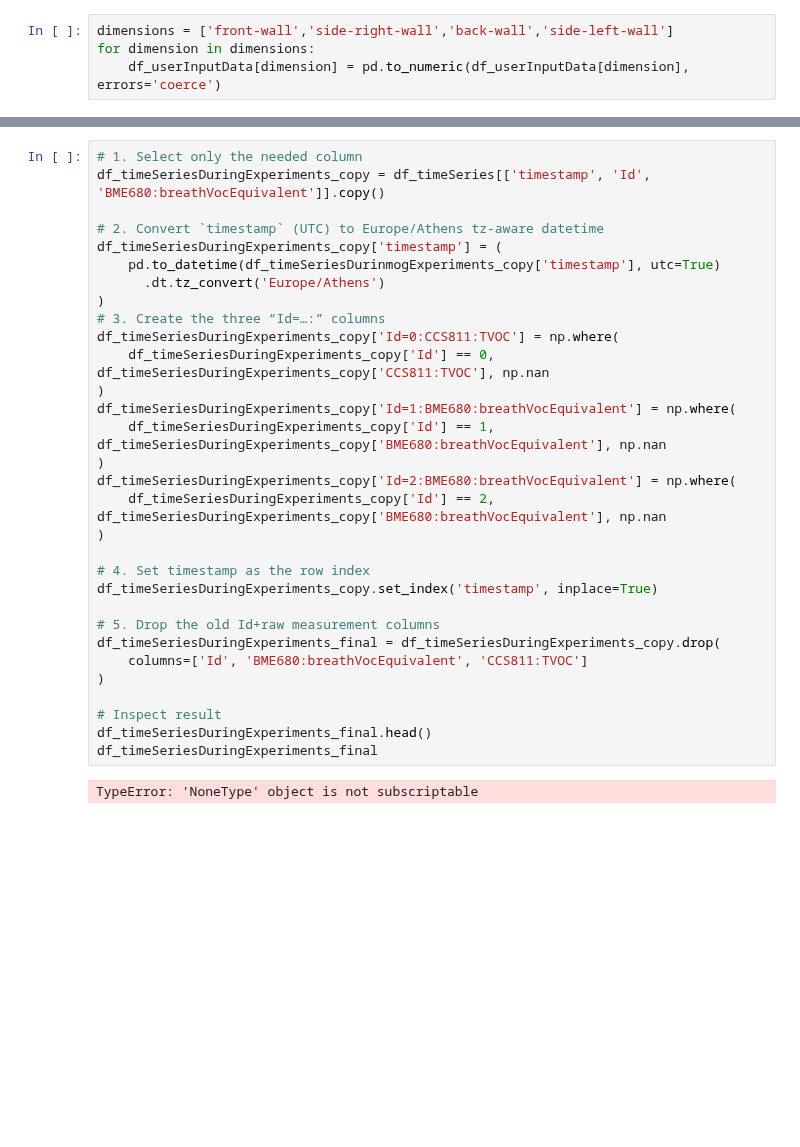
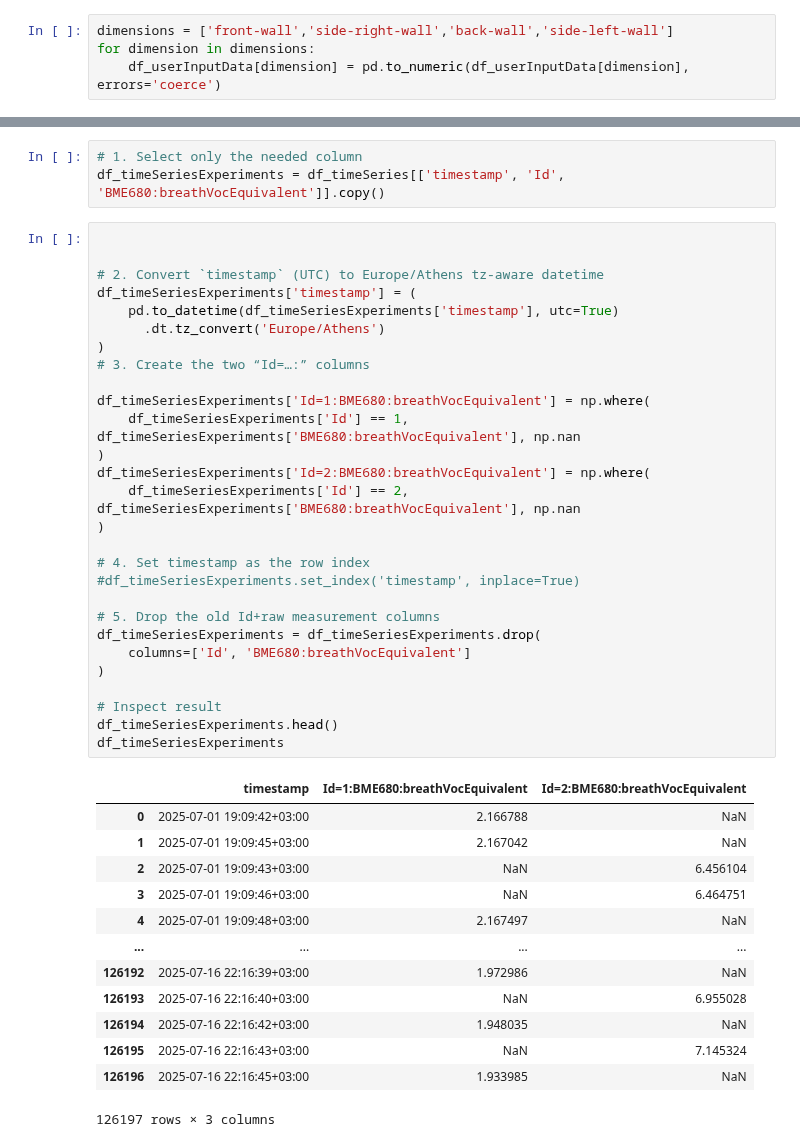
Before and after one commit to Andreas-Ts/Diploma-Project, a Jupyter notebook: dataAnalysis and machine learning/dataAnalysis.ipynb, the cells around one changed output, grey strips where cells are left out. Cells and saved outputs as stored; diff of their text form; blank space fills up the shorter version.

```diff
--- a/dataAnalysis and machine learning/dataAnalysis.ipynb
+++ b/dataAnalysis and machine learning/dataAnalysis.ipynb
@@ -254,34 +247,46 @@ df_timeSeries
+# %%
+# 1. Select only the needed column
+df_timeSeriesExperiments = df_timeSeries[['timestamp', 'Id', 'BME680:breathVocEquivalent']].copy()
 # %%
-# 1. Select only the needed column
-df_timeSeriesDuringExperiments_copy = df_timeSeries[['timestamp', 'Id', 'BME680:breathVocEquivalent']].copy()
+
 
 # 2. Convert `timestamp` (UTC) to Europe/Athens tz-aware datetime
-df_timeSeriesDuringExperiments_copy['timestamp'] = (
-    pd.to_datetime(df_timeSeriesDurinmogExperiments_copy['timestamp'], utc=True)
+df_timeSeriesExperiments['timestamp'] = (
+    pd.to_datetime(df_timeSeriesExperiments['timestamp'], utc=True)
       .dt.tz_convert('Europe/Athens')
 )
-# 3. Create the three “Id=…:” columns
-df_timeSeriesDuringExperiments_copy['Id=0:CCS811:TVOC'] = np.where(
-    df_timeSeriesDuringExperiments_copy['Id'] == 0, df_timeSeriesDuringExperiments_copy['CCS811:TVOC'], np.nan
+# 3. Create the two “Id=…:” columns
+
+df_timeSeriesExperiments['Id=1:BME680:breathVocEquivalent'] = np.where(
+    df_timeSeriesExperiments['Id'] == 1, df_timeSeriesExperiments['BME680:breathVocEquivalent'], np.nan
 )
-df_timeSeriesDuringExperiments_copy['Id=1:BME680:breathVocEquivalent'] = np.where(
-    df_timeSeriesDuringExperiments_copy['Id'] == 1, df_timeSeriesDuringExperiments_copy['BME680:breathVocEquivalent'], np.nan
-)
-df_timeSeriesDuringExperiments_copy['Id=2:BME680:breathVocEquivalent'] = np.where(
-    df_timeSeriesDuringExperiments_copy['Id'] == 2, df_timeSeriesDuringExperiments_copy['BME680:breathVocEquivalent'], np.nan
+df_timeSeriesExperiments['Id=2:BME680:breathVocEquivalent'] = np.where(
+    df_timeSeriesExperiments['Id'] == 2, df_timeSeriesExperiments['BME680:breathVocEquivalent'], np.nan
 )
 
 # 4. Set timestamp as the row index
-df_timeSeriesDuringExperiments_copy.set_index('timestamp', inplace=True)
+#df_timeSeriesExperiments.set_index('timestamp', inplace=True)
 
 # 5. Drop the old Id+raw measurement columns
-df_timeSeriesDuringExperiments_final = df_timeSeriesDuringExperiments_copy.drop(
-    columns=['Id', 'BME680:breathVocEquivalent', 'CCS811:TVOC']
+df_timeSeriesExperiments = df_timeSeriesExperiments.drop(
+    columns=['Id', 'BME680:breathVocEquivalent']
 )
 
 # Inspect result
-df_timeSeriesDuringExperiments_final.head()
-df_timeSeriesDuringExperiments_final
+df_timeSeriesExperiments.head()
+df_timeSeriesExperiments
 # %% [output]
+|  | timestamp | Id=1:BME680:breathVocEquivalent | Id=2:BME680:breathVocEquivalent |
+| 0 | 2025-07-01 19:09:42+03:00 | 2.166788 | NaN |
+| 1 | 2025-07-01 19:09:45+03:00 | 2.167042 | NaN |
+| 2 | 2025-07-01 19:09:43+03:00 | NaN | 6.456104 |
+| 3 | 2025-07-01 19:09:46+03:00 | NaN | 6.464751 |
+| 4 | 2025-07-01 19:09:48+03:00 | 2.167497 | NaN |
+| ... | ... | ... | ... |
+| 126192 | 2025-07-16 22:16:39+03:00 | 1.972986 | NaN |
+| 126193 | 2025-07-16 22:16:40+03:00 | NaN | 6.955028 |
+| 126194 | 2025-07-16 22:16:42+03:00 | 1.948035 | NaN |
+| 126195 | 2025-07-16 22:16:43+03:00 | NaN | 7.145324 |
+| 126196 | 2025-07-16 22:16:45+03:00 | 1.933985 | NaN |
-TypeError: 'NoneType' object is not subscriptable
+126197 rows × 3 columns
 # %%
```
Also changed, not shown: parts of 25 cells of this notebook.
